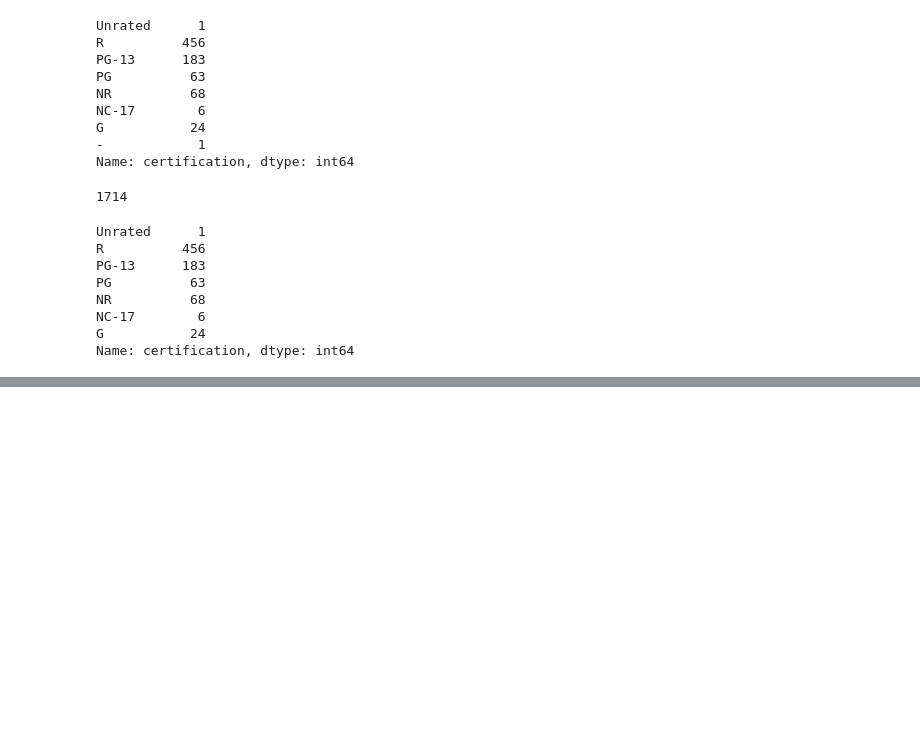
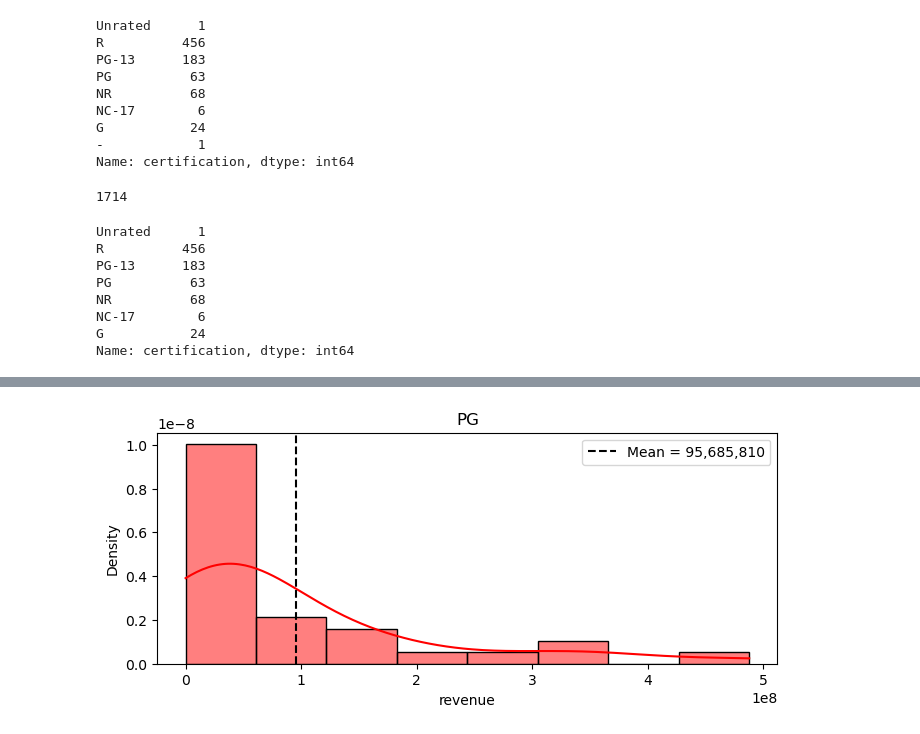
Before and after one commit to craiggossen/Project-3--Core, a Jupyter notebook: Project 3 - Part 4 - Hypothesis Testing.ipynb, the cells around one changed output, grey strips where cells are left out. Cells and saved outputs as stored; diff of their text form; code cells hidden in the pictures; blank space fills up the shorter version.

```diff
--- a/Project 3 - Part 4 - Hypothesis Testing.ipynb
+++ b/Project 3 - Part 4 - Hypothesis Testing.ipynb
@@ -245,0 +328,6 @@ Name: certification, dtype: int64
+# %%
+#Check outliers
+outlier_pg = np.abs(stats.zscore(pg)) > 3
+print(f'There are {outlier_pg.sum()} outliers.')
+#Remove outliers
+pg = pg.loc[~outlier_pg]
@@ -245,0 +452,11 @@ Name: certification, dtype: int64
+# %%
+#Create histogram to visualize
+mean = pg.mean()
+
+fig,ax = plt.subplots(figsize=(8,3))
+sns.histplot(data = pg, stat = 'density', kde=True, color = 'red');
+ax.axvline(mean, color='k',ls='--', label = f'Mean = {mean:,.0f}');
+ax.set_title('PG');
+ax.legend();
+# %% [output]
+[figure, added]
```
Also changed, not shown: parts of 70 cells of this notebook.
